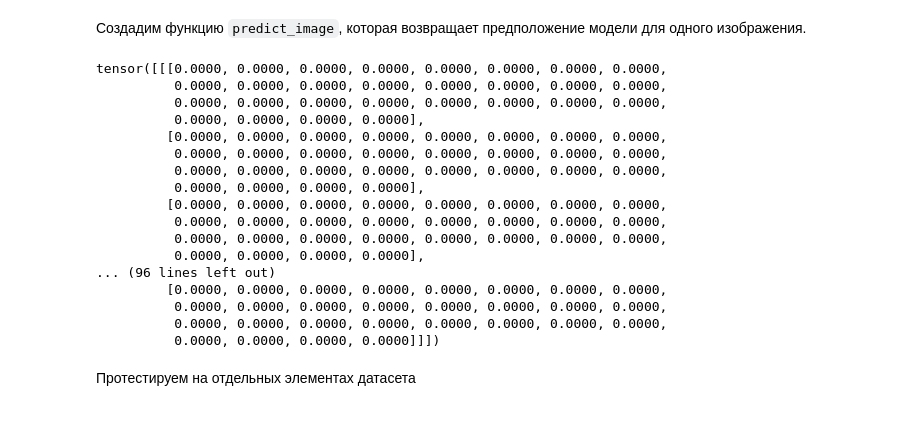
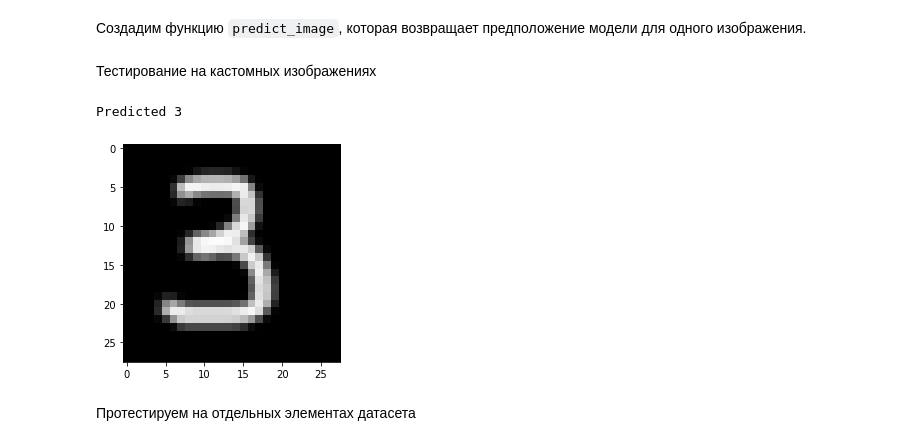
Before and after one commit to astatochek/mm-cw-04, a Jupyter notebook: note.ipynb, the cells around one changed output. Saved outputs shown, nothing was run; the diff lists cells and outputs as text; code cells hidden in the pictures.

```diff
--- a/note.ipynb
+++ b/note.ipynb
@@ -218,37 +221,22 @@ def show_prediction(n: int) -> None:
     img, label = test_dataset[n]
     plt.imshow(img[0], cmap='gray')
     print(f'Label: {label}, Predicted: {get_prediction(img, model)}, Index: {n}')
+# %% [markdown]
+Тестирование на кастомных изображениях
 # %%
-with Image.open("3.png") as im:
-    im.show()
+
+im = Image.open("drawings/3.png")
 img, label = im, 3
-transform = transforms.Compose([transforms.ToTensor()])
-# plt.imshow(img)
-raw = transform(img)
+plt.imshow(img)
+raw = (transforms.Compose([transforms.ToTensor()]))(img)
 raw = raw[0]
 raw = raw.unsqueeze(0)
 out = model(raw)
 _, preds = torch.max(out, dim=1)
-# print(f"Predicted {preds[0].item()}")
-raw
+print(f"Predicted {preds[0].item()}")
 # %% [output]
-tensor([[[0.0000, 0.0000, 0.0000, 0.0000, 0.0000, 0.0000, 0.0000, 0.0000,
-          0.0000, 0.0000, 0.0000, 0.0000, 0.0000, 0.0000, 0.0000, 0.0000,
-          0.0000, 0.0000, 0.0000, 0.0000, 0.0000, 0.0000, 0.0000, 0.0000,
-          0.0000, 0.0000, 0.0000, 0.0000],
-         [0.0000, 0.0000, 0.0000, 0.0000, 0.0000, 0.0000, 0.0000, 0.0000,
-          0.0000, 0.0000, 0.0000, 0.0000, 0.0000, 0.0000, 0.0000, 0.0000,
-          0.0000, 0.0000, 0.0000, 0.0000, 0.0000, 0.0000, 0.0000, 0.0000,
-          0.0000, 0.0000, 0.0000, 0.0000],
-         [0.0000, 0.0000, 0.0000, 0.0000, 0.0000, 0.0000, 0.0000, 0.0000,
-          0.0000, 0.0000, 0.0000, 0.0000, 0.0000, 0.0000, 0.0000, 0.0000,
-          0.0000, 0.0000, 0.0000, 0.0000, 0.0000, 0.0000, 0.0000, 0.0000,
-          0.0000, 0.0000, 0.0000, 0.0000],
-... (96 lines left out)
-         [0.0000, 0.0000, 0.0000, 0.0000, 0.0000, 0.0000, 0.0000, 0.0000,
-          0.0000, 0.0000, 0.0000, 0.0000, 0.0000, 0.0000, 0.0000, 0.0000,
-          0.0000, 0.0000, 0.0000, 0.0000, 0.0000, 0.0000, 0.0000, 0.0000,
-          0.0000, 0.0000, 0.0000, 0.0000]]])
+Predicted 3
+[figure, added]
 # %% [markdown]
 Протестируем на отдельных элементах датасета
 # %%
```
Also changed, not shown: parts of 5 cells of this notebook.
